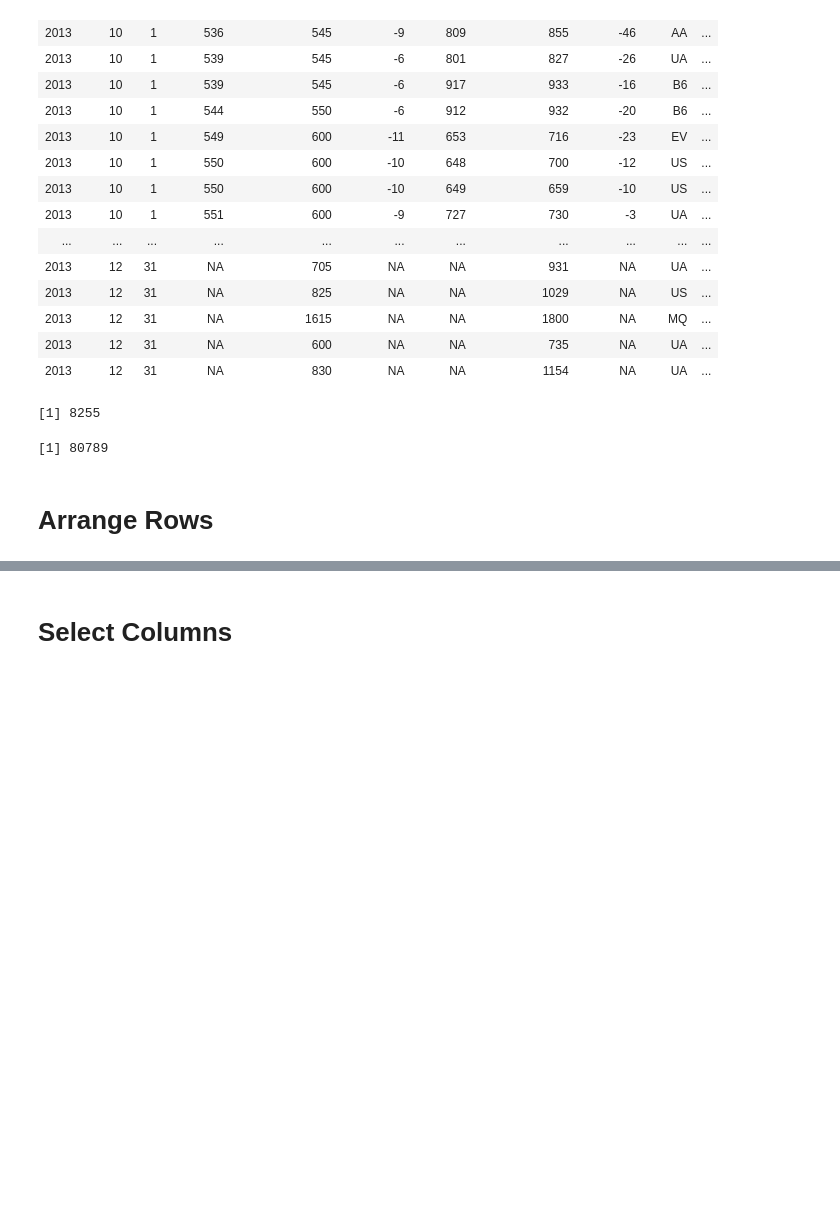
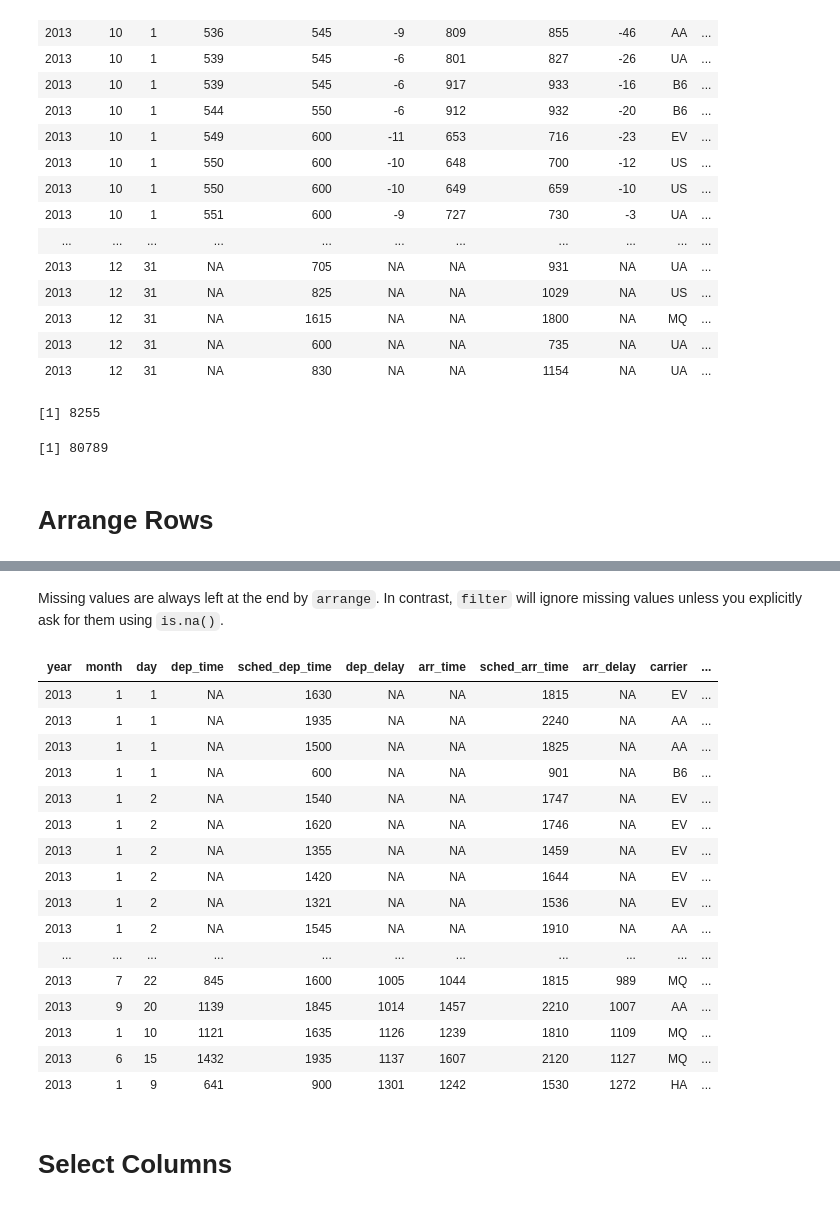
Before and after one commit to ambujtewari/stats306-fall2017, a Jupyter notebook: LectureXX.ipynb, the cells around one changed output, grey strips where cells are left out. Drawn from its saved outputs; the diff is of its cells as text; code cells hidden in the pictures; blank space fills up the shorter version.

```diff
--- a/LectureXX.ipynb
+++ b/LectureXX.ipynb
@@ -182,2 +224,24 @@ nrow(filter(flights, between(month, 1, 3))) # no. of flights departing between J
+# %% [markdown]
+Missing values are always left at the end by `arrange`. In contrast, `filter` will ignore missing values unless you explicitly ask for them using `is.na()`.
+# %%
+arrange(flights, desc(is.na(dep_delay)), dep_delay) # put all NA values first
+# %% [output]
+| year | month | day | dep_time | sched_dep_time | dep_delay | arr_time | sched_arr_time | arr_delay | carrier | ... |
+| 2013 | 1 | 1 | NA | 1630 | NA | NA | 1815 | NA | EV | ... |
+| 2013 | 1 | 1 | NA | 1935 | NA | NA | 2240 | NA | AA | ... |
+| 2013 | 1 | 1 | NA | 1500 | NA | NA | 1825 | NA | AA | ... |
+| 2013 | 1 | 1 | NA | 600 | NA | NA | 901 | NA | B6 | ... |
+| 2013 | 1 | 2 | NA | 1540 | NA | NA | 1747 | NA | EV | ... |
+| 2013 | 1 | 2 | NA | 1620 | NA | NA | 1746 | NA | EV | ... |
+| 2013 | 1 | 2 | NA | 1355 | NA | NA | 1459 | NA | EV | ... |
+| 2013 | 1 | 2 | NA | 1420 | NA | NA | 1644 | NA | EV | ... |
+| 2013 | 1 | 2 | NA | 1321 | NA | NA | 1536 | NA | EV | ... |
+| 2013 | 1 | 2 | NA | 1545 | NA | NA | 1910 | NA | AA | ... |
+| ... | ... | ... | ... | ... | ... | ... | ... | ... | ... | ... |
+| 2013 | 7 | 22 | 845 | 1600 | 1005 | 1044 | 1815 | 989 | MQ | ... |
+| 2013 | 9 | 20 | 1139 | 1845 | 1014 | 1457 | 2210 | 1007 | AA | ... |
+| 2013 | 1 | 10 | 1121 | 1635 | 1126 | 1239 | 1810 | 1109 | MQ | ... |
+| 2013 | 6 | 15 | 1432 | 1935 | 1137 | 1607 | 2120 | 1127 | MQ | ... |
+| 2013 | 1 | 9 | 641 | 900 | 1301 | 1242 | 1530 | 1272 | HA | ... |
 # %% [markdown]
 # Select Columns
```
Also changed, not shown: parts of 6 cells of this notebook.
